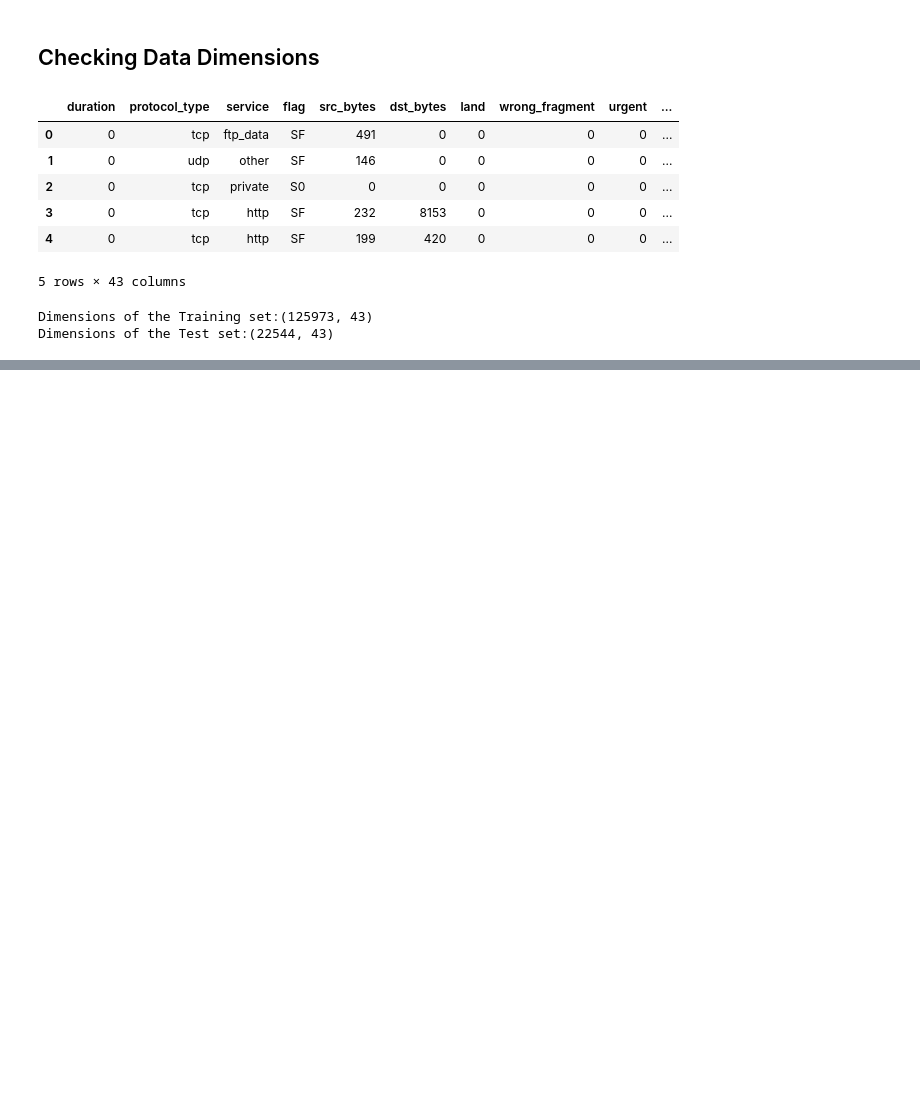
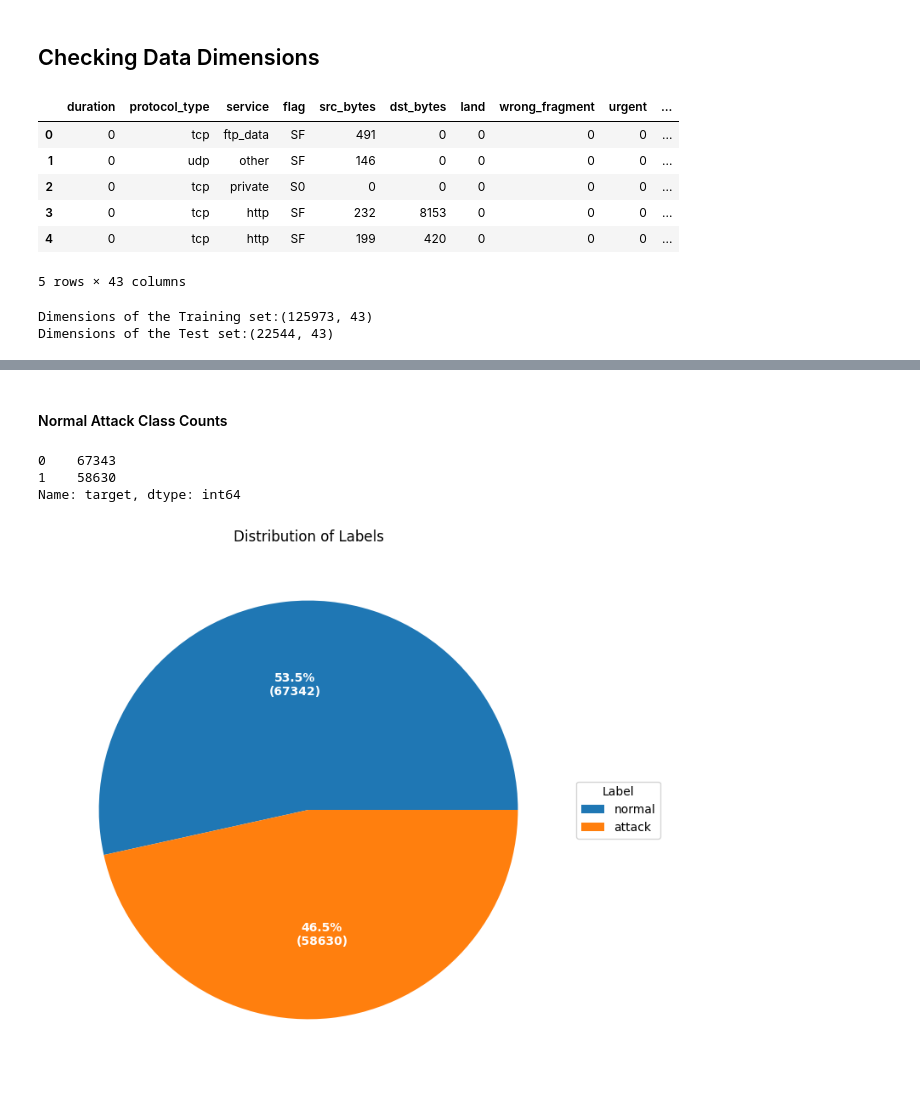
Before and after one commit to Namratha2301/IntrusionDetection, a Jupyter notebook: Intrusion Detection Using Machine Learning.ipynb, the cells around one changed output, grey strips where cells are left out. Cells and saved outputs as stored; diff of their text form; code cells hidden in the pictures; blank space fills up the shorter version.

```diff
--- a/Intrusion Detection Using Machine Learning.ipynb
+++ b/Intrusion Detection Using Machine Learning.ipynb
@@ -98,0 +146,7 @@ Dimensions of the Test set:(22544, 43)
+# %%
+# lists to hold our attack classifications
+
+dos_attacks = ['apache2','back','land','neptune','mailbomb','pod','processtable','smurf','teardrop','udpstorm','worm']
+probe_attacks = ['ipsweep','mscan','nmap','portsweep','saint','satan']
+privilege_attacks = ['buffer_overflow','loadmdoule','perl','ps','rootkit','sqlattack','xterm']
+access_attacks = ['ftp_write','guess_passwd','http_tunnel','imap','multihop','named','phf','sendmail','snmpgetattack','snmpguess','spy','warezclient','warezmaster','xclock','xsnoop']
@@ -98,0 +178,5 @@ Dimensions of the Test set:(22544, 43)
+# %%
+# Mapping Data for Train Dataset
+
+attack_map = train.attack.apply(map_attack)
+train['attack_map'] = attack_map
@@ -98,0 +260,35 @@ Dimensions of the Test set:(22544, 43)
+# %% [markdown]
+#### Normal Attack Class Counts
+# %%
+train['target'] = train.iloc[:,41].apply(lambda x: 0 if x == 'normal' else 1)
+test['target'] = test.iloc[:,41].apply(lambda x: 0 if x == 'normal' else 1)
+data = train['target'].value_counts()
+lab = ['normal','attack']
+data
+# %% [output]
+0    67343
+1    58630
+Name: target, dtype: int64
+# %%
+# Plotting Pie Chart
+
+%matplotlib inline
+fig, ax = plt.subplots(figsize=(8,8), subplot_kw=dict(aspect="equal"))
+def func(pct, allvals):
+    absolute = int(pct/100.*np.sum(allvals))
+    return "{:.1f}%\n({:d})".format(pct, absolute)
+
+wedges, texts, autotexts = ax.pie(data, autopct=lambda pct: func(pct, data),
+                                  textprops=dict(color="w"))
+ax.legend(wedges, lab,
+          title="Label",
+          loc="center left",
+          bbox_to_anchor=(1, 0, 0.5, 1))
+
+plt.setp(autotexts, size=10, weight="bold")
+
+ax.set_title("Distribution of Labels")
+
+plt.show()
+# %% [output]
+[figure, added]
```
Also changed, not shown: parts of 15 cells of this notebook.
